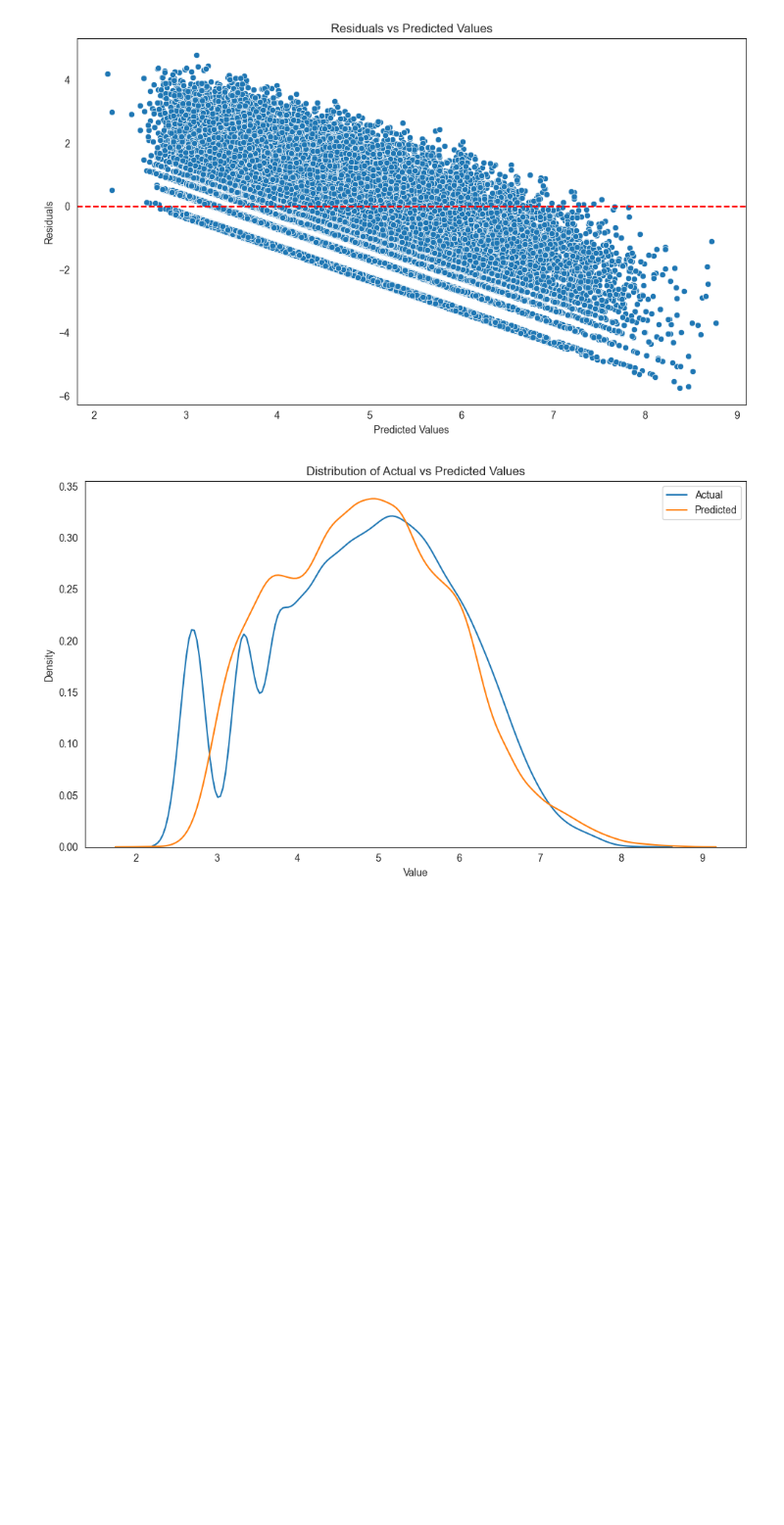
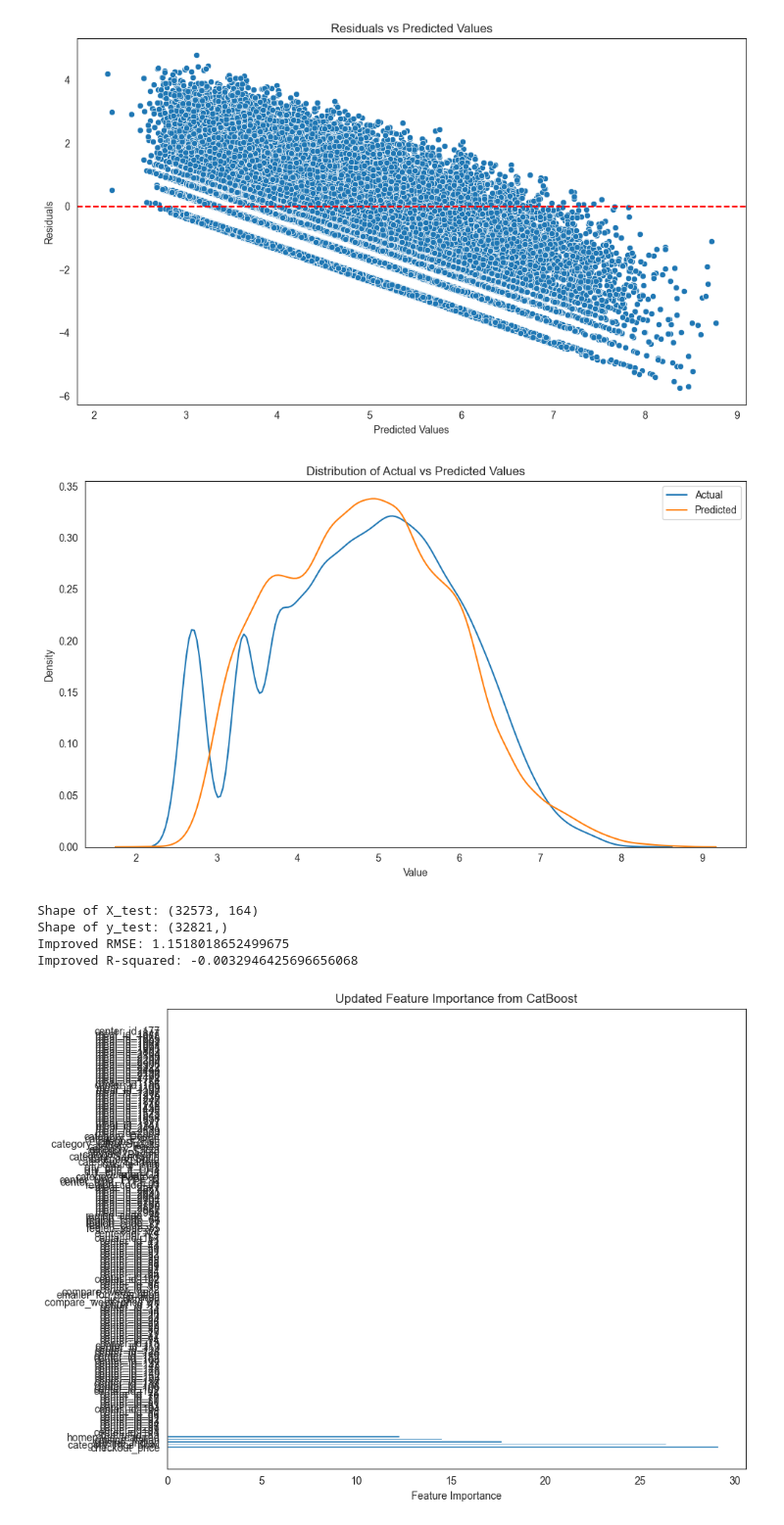
Before and after one commit to sampathvenur/Prediction-and-Optimization-of-Smart-Dish-Specific-Demand-in-Restaurants-using-Machine-Learning, a Jupyter notebook: notebooks/Food Demand Prediction.ipynb, the cells around one changed output. Shown at 98% size. Drawn from its saved outputs; the diff is of its cells as text; code cells hidden in the pictures; blank space fills up the shorter version.

Commit message:
catboost - 2

```diff
--- a/notebooks/Food Demand Prediction.ipynb
+++ b/notebooks/Food Demand Prediction.ipynb
@@ -1502,3 +1502,76 @@ Size of Test Data: 32573 samples
 [figure]
 # %%
 loaded_model = joblib.load('best_catboost_model.pkl')
+# %%
+from catboost import CatBoostRegressor, Pool
+from sklearn.model_selection import train_test_split
+from sklearn.metrics import mean_squared_error, r2_score
+import numpy as np
+import pandas as pd
+
+# Assuming X_train, y_train, X_test, y_test are defined and you're facing the length mismatch
+
+# Check the shapes
+print("Shape of X_test:", X_test.shape)
+print("Shape of y_test:", y_test.shape)
+
+# Align y_test with X_test
+common_length = min(len(y_test), X_test.shape[0])
+y_test_aligned = y_test[:common_length]
+
+# Use CatBoost's Pool for better data handling
+train_pool = Pool(X_train, y_train)
+test_pool = Pool(X_test, y_test_aligned)  # Now they should match
+
+# Parameters for model training
+params = {
+    'learning_rate': 0.05,
+    'depth': 6,
+    'iterations': 1000,
+    'l2_leaf_reg': 3,
+    'loss_function': 'RMSE',
+    'eval_metric': 'RMSE',
+    'verbose': False,
+    'task_type': "GPU",
+    'devices': '0'
+}
+
+# Train the model with new parameters
+model = CatBoostRegressor(**params)
+model.fit(train_pool, eval_set=test_pool, early_stopping_rounds=50, use_best_model=True)
+
+# Make predictions
+predictions = model.predict(X_test)
+
+# Ensure predictions align with y_test_aligned for evaluation
+predictions_aligned = predictions
+
+# Calculate metrics
+rmse = np.sqrt(mean_squared_error(y_test_aligned, predictions_aligned))
+r2 = r2_score(y_test_aligned, predictions_aligned)
+
+print(f"Improved RMSE: {rmse}")
+print(f"Improved R-squared: {r2}")
+
+# Feature Importance Analysis
+feature_importance = model.get_feature_importance()
+feature_names = X_train.columns
+sorted_idx = np.argsort(feature_importance)
+sorted_features = [feature_names[i] for i in sorted_idx]
+sorted_importance = feature_importance[sorted_idx]
+
+# Plotting feature importance
+import matplotlib.pyplot as plt
+plt.figure(figsize=(10, 8))
+plt.barh(range(len(sorted_importance)), sorted_importance, align='center')
+plt.yticks(range(len(sorted_importance)), sorted_features)
+plt.xlabel('Feature Importance')
+plt.title('Updated Feature Importance from CatBoost')
+plt.gca().invert_yaxis()
+plt.show()
+# %% [output]
+Shape of X_test: (32573, 164)
+Shape of y_test: (32821,)
+Improved RMSE: 1.1518018652499675
+Improved R-squared: -0.0032946425696656068
+[figure, added]
```
Also changed, not shown: parts of 2 cells of this notebook, 6 other files.
